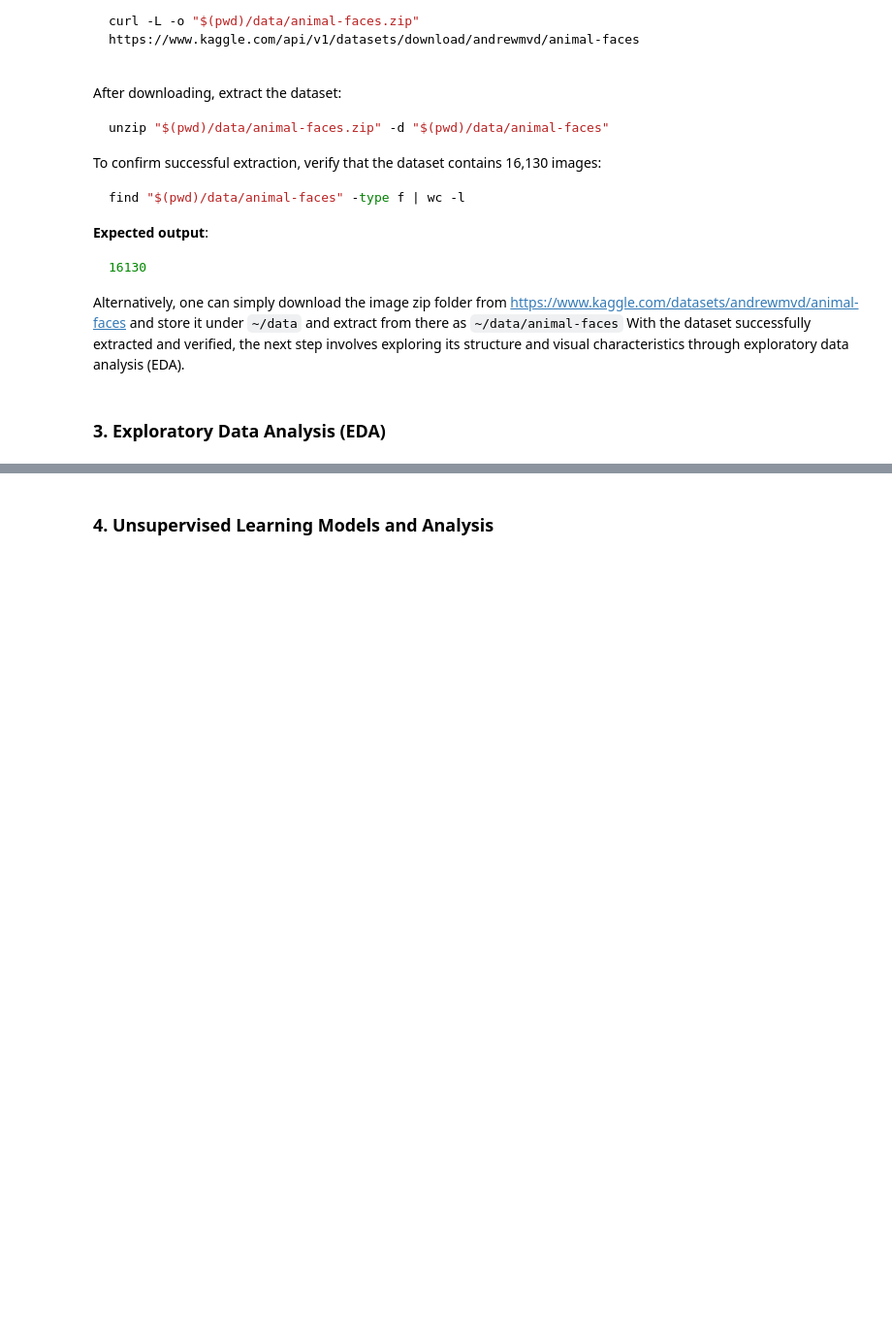
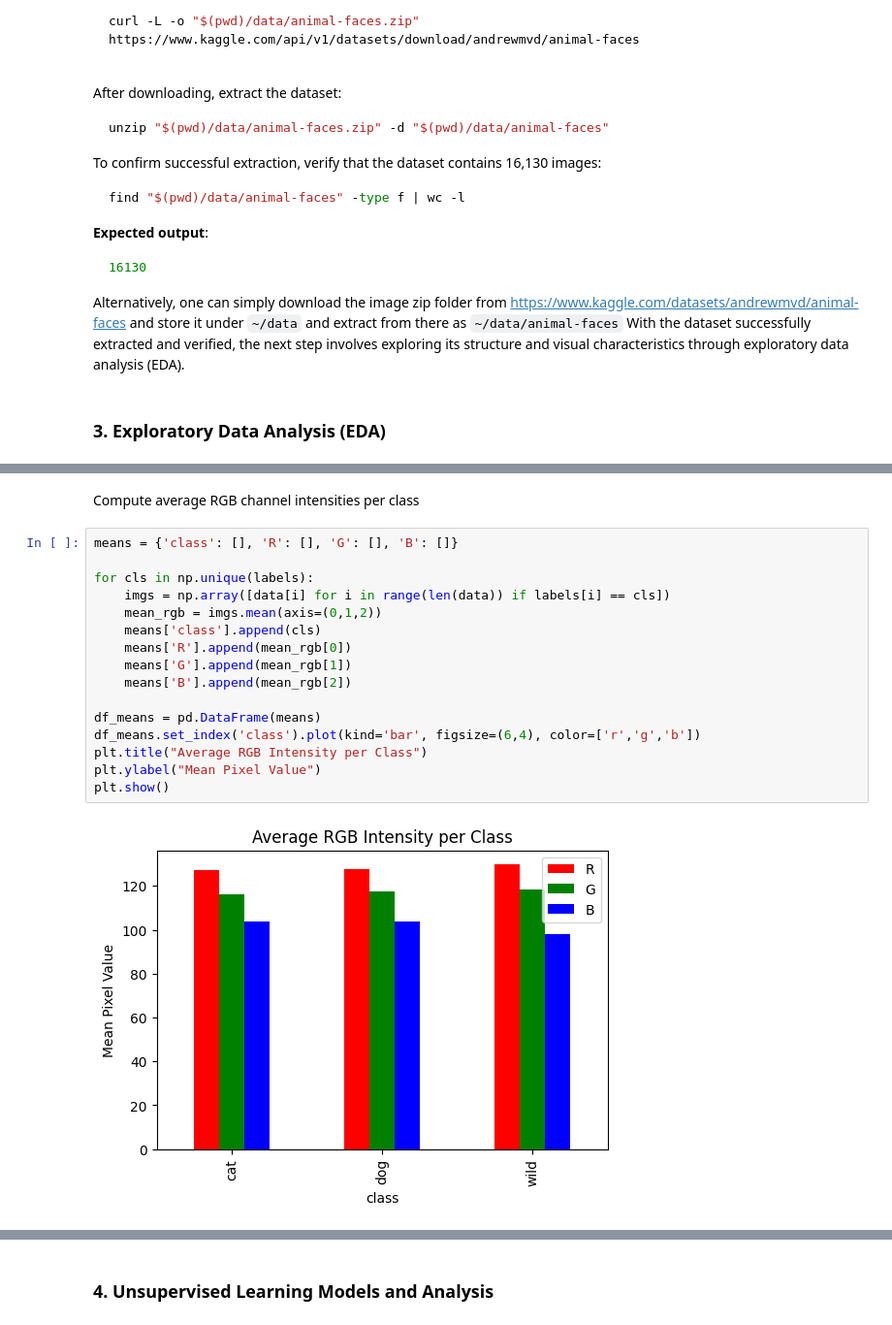
Before and after one commit to Mosh333/csca5632-final-project, a Jupyter notebook: notebooks/csca5632-final-project-animal-image-classification.ipynb, the cells around one changed output, grey strips where cells are left out. Shown: that part at 97% size. Drawn from its saved outputs; the diff is of its cells as text; blank space fills up the shorter version.

```diff
--- a/notebooks/csca5632-final-project-animal-image-classification.ipynb
+++ b/notebooks/csca5632-final-project-animal-image-classification.ipynb
@@ -150,0 +296,20 @@ Observations:
+# %% [markdown]
+Compute average RGB channel intensities per class
+# %%
+means = {'class': [], 'R': [], 'G': [], 'B': []}
+
+for cls in np.unique(labels):
+    imgs = np.array([data[i] for i in range(len(data)) if labels[i] == cls])
+    mean_rgb = imgs.mean(axis=(0,1,2))
+    means['class'].append(cls)
+    means['R'].append(mean_rgb[0])
+    means['G'].append(mean_rgb[1])
+    means['B'].append(mean_rgb[2])
+
+df_means = pd.DataFrame(means)
+df_means.set_index('class').plot(kind='bar', figsize=(6,4), color=['r','g','b'])
+plt.title("Average RGB Intensity per Class")
+plt.ylabel("Mean Pixel Value")
+plt.show()
+# %% [output]
+[figure, added]
```
Also changed, not shown: parts of 17 cells of this notebook.
